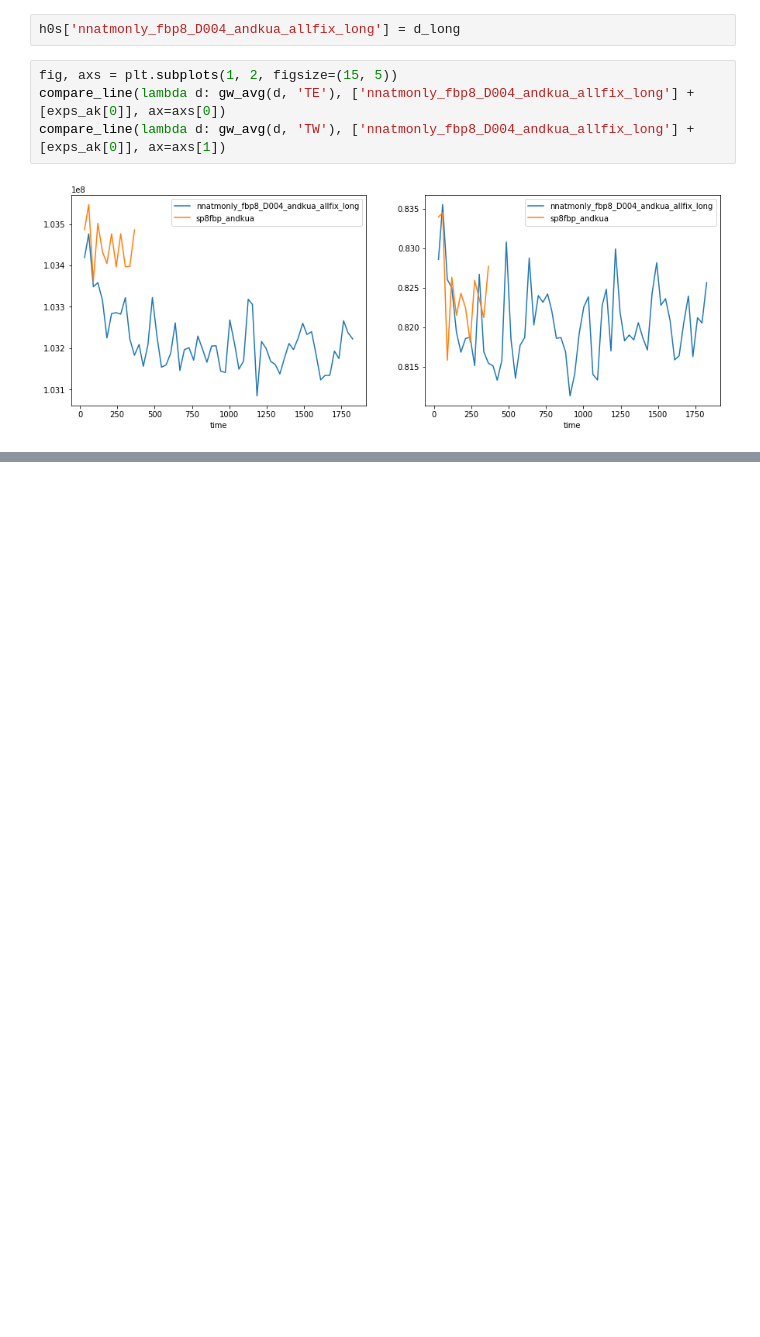
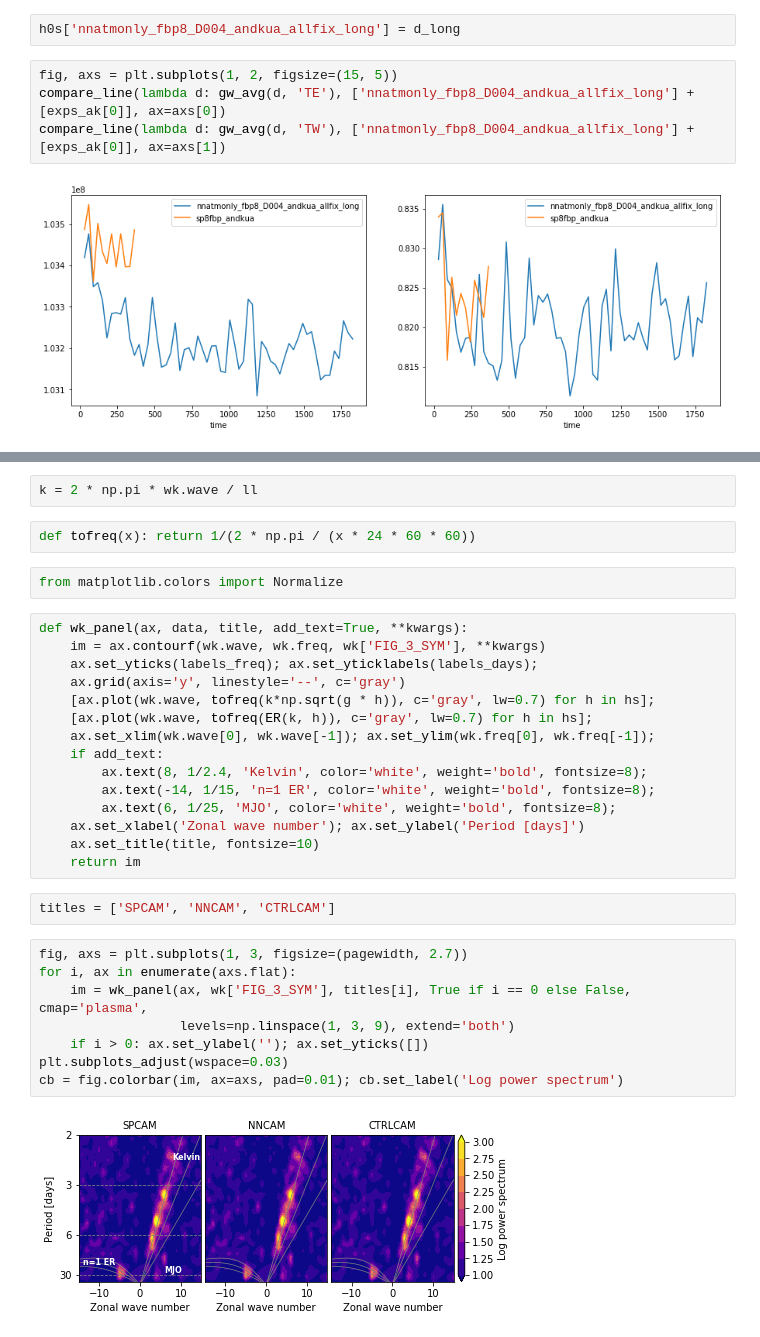
Before and after one commit to raspstephan/CBRAIN-CAM, a Jupyter notebook: notebooks/presentation/for-my-paper.ipynb, the cells around one changed output, grey strips where cells are left out. Saved outputs shown, nothing was run; the diff lists cells and outputs as text; blank space fills up the shorter version.

Commit message:
Added structure for WK diagrams

```diff
--- a/notebooks/presentation/for-my-paper.ipynb
+++ b/notebooks/presentation/for-my-paper.ipynb
@@ -296,0 +325,33 @@ compare_line(lambda d: gw_avg(d, 'TW'), ['nnatmonly_fbp8_D004_andkua_allfix_long
+# %%
+k = 2 * np.pi * wk.wave / ll
+# %%
+def tofreq(x): return 1/(2 * np.pi / (x * 24 * 60 * 60))
+# %%
+from matplotlib.colors import Normalize
+# %%
+def wk_panel(ax, data, title, add_text=True, **kwargs):
+    im = ax.contourf(wk.wave, wk.freq, wk['FIG_3_SYM'], **kwargs)
+    ax.set_yticks(labels_freq); ax.set_yticklabels(labels_days);
+    ax.grid(axis='y', linestyle='--', c='gray')
+    [ax.plot(wk.wave, tofreq(k*np.sqrt(g * h)), c='gray', lw=0.7) for h in hs];
+    [ax.plot(wk.wave, tofreq(ER(k, h)), c='gray', lw=0.7) for h in hs];
+    ax.set_xlim(wk.wave[0], wk.wave[-1]); ax.set_ylim(wk.freq[0], wk.freq[-1]);
+    if add_text:
+        ax.text(8, 1/2.4, 'Kelvin', color='white', weight='bold', fontsize=8);
+        ax.text(-14, 1/15, 'n=1 ER', color='white', weight='bold', fontsize=8);
+        ax.text(6, 1/25, 'MJO', color='white', weight='bold', fontsize=8);
+    ax.set_xlabel('Zonal wave number'); ax.set_ylabel('Period [days]')
+    ax.set_title(title, fontsize=10)
+    return im
+# %%
+titles = ['SPCAM', 'NNCAM', 'CTRLCAM']
+# %%
+fig, axs = plt.subplots(1, 3, figsize=(pagewidth, 2.7))
+for i, ax in enumerate(axs.flat):
+    im = wk_panel(ax, wk['FIG_3_SYM'], titles[i], True if i == 0 else False, cmap='plasma',
+                  levels=np.linspace(1, 3, 9), extend='both')
+    if i > 0: ax.set_ylabel(''); ax.set_yticks([])
+plt.subplots_adjust(wspace=0.03)
+cb = fig.colorbar(im, ax=axs, pad=0.01); cb.set_label('Log power spectrum')
+# %% [output]
+[figure, added]
```
Also changed, not shown: parts of 9 cells of this notebook.
